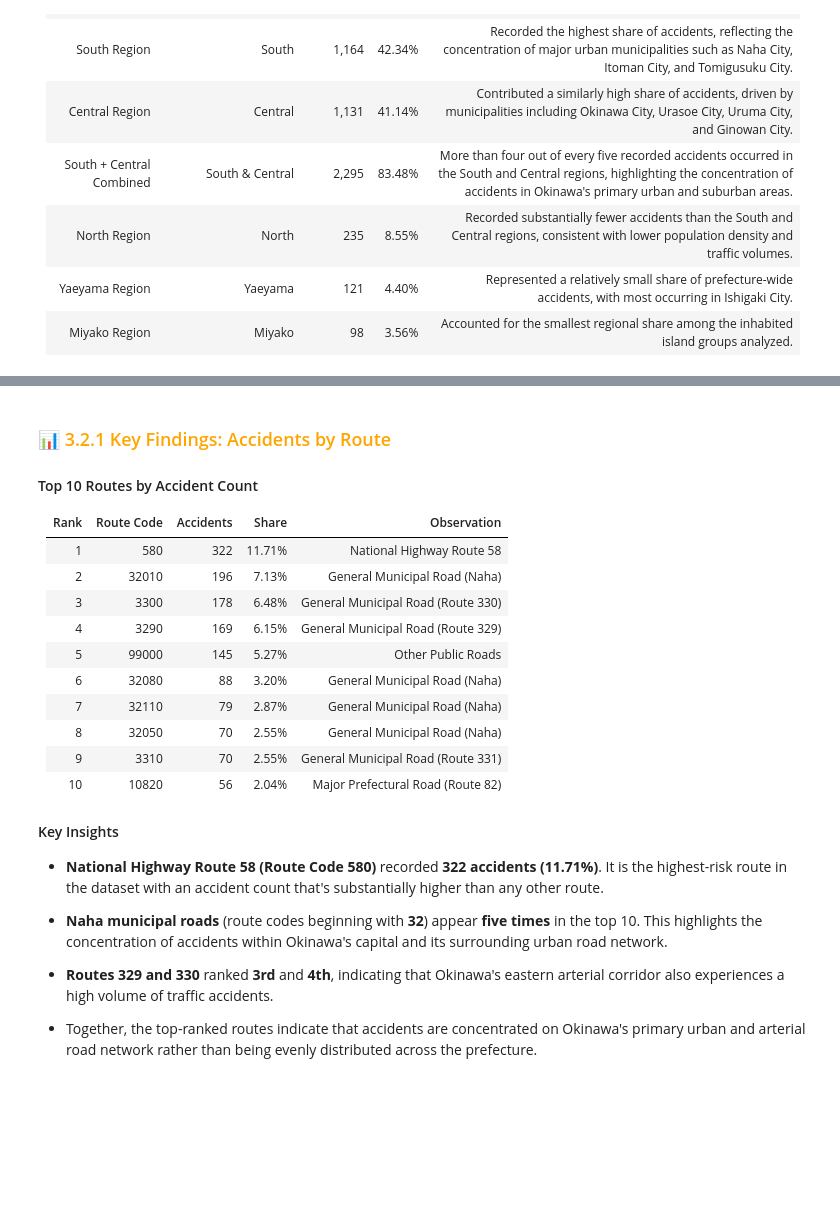
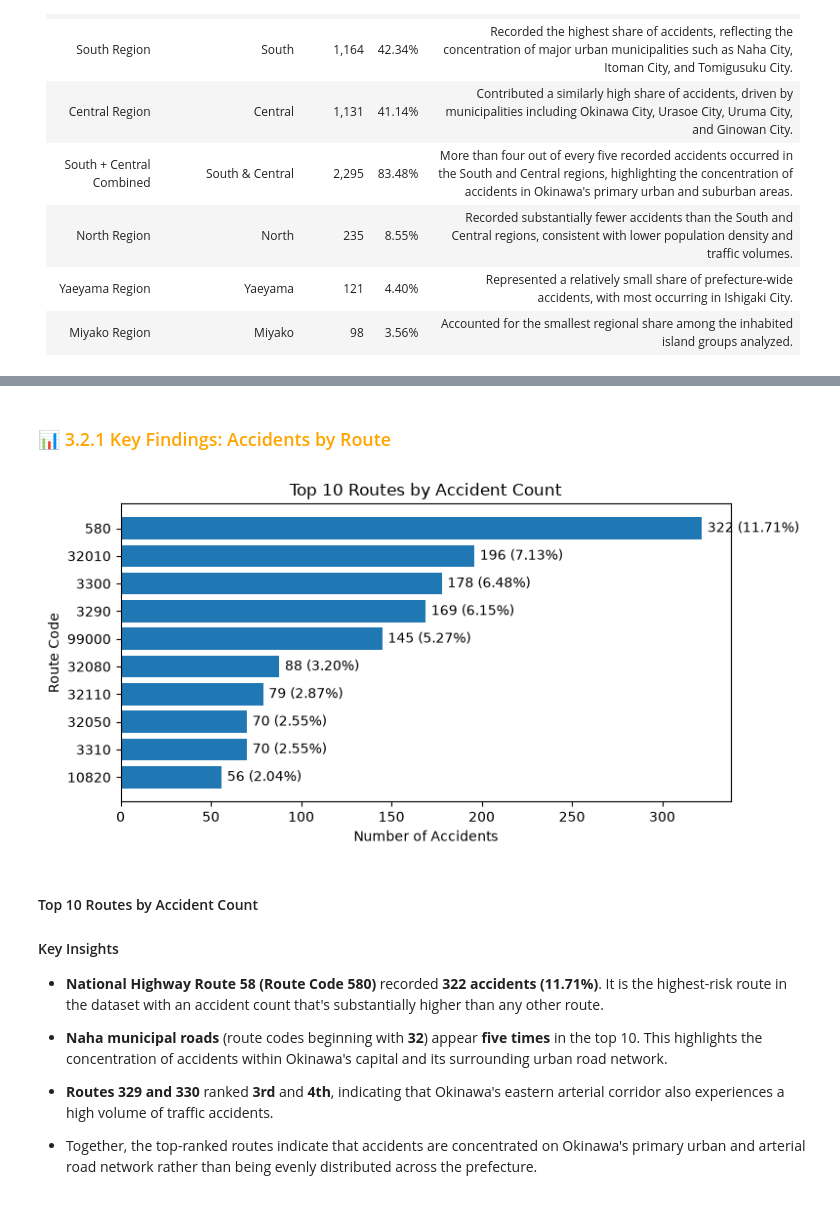
Before and after one commit to OutlierAud/Crash-Boom-Bang, a Jupyter notebook: notebooks/03_spatial_analysis.ipynb, the cells around one changed output, grey strips where cells are left out. Drawn from its saved outputs; the diff is of its cells as text; code cells hidden in the pictures; blank space fills up the shorter version.

Commit message:
Add data visuals  to notebook 03, update README.md and requirements.txt

```diff
--- a/notebooks/03_spatial_analysis.ipynb
+++ b/notebooks/03_spatial_analysis.ipynb
@@ -302,30 +287,46 @@ display(results_routes_kp)
 # %% [markdown]
 ### 📊 <span style="color:orange;">3.2.1 Key Findings: Accidents by Route</span>
-
-#### Top 10 Routes by Accident Count
-
-| Rank | Route Code | Accidents | Share | Observation |
-|---:|---:|---:|---:|---|
-| 1 | 580 | 322 | 11.71% | National Highway Route 58 |
-| 2 | 32010 | 196 | 7.13% | General Municipal Road (Naha) |
-| 3 | 3300 | 178 | 6.48% | General Municipal Road (Route 330) |
-| 4 | 3290 | 169 | 6.15% | General Municipal Road (Route 329) |
-| 5 | 99000 | 145 | 5.27% | Other Public Roads |
-| 6 | 32080 | 88 | 3.20% | General Municipal Road (Naha) |
-| 7 | 32110 | 79 | 2.87% | General Municipal Road (Naha) |
-| 8 | 32050 | 70 | 2.55% | General Municipal Road (Naha) |
-| 9 | 3310 | 70 | 2.55% | General Municipal Road (Route 331) |
-| 10 | 10820 | 56 | 2.04% | Major Prefectural Road (Route 82) |
-
-#### Key Insights
-
-- **National Highway Route 58 (Route Code 580)** recorded **322 accidents (11.71%)**. It is the highest-risk route in the dataset with an accident count that's substantially higher than any other route.
-
-- **Naha municipal roads** (route codes beginning with **32**) appear **five times** in the top 10. This highlights the concentration of accidents within Okinawa's capital and its surrounding urban road network.
-
-- **Routes 329 and 330** ranked **3rd** and **4th**, indicating that Okinawa's eastern arterial corridor also experiences a high volume of traffic accidents.
-
-- Together, the top-ranked routes indicate that accidents are concentrated on Okinawa's primary urban and arterial road network rather than being evenly distributed across the prefecture.
+# %%
+plot_data = result_routes.sort_values(
+    "accident_count",
+    ascending=True
+)
+
+plt.figure(figsize=(8, 4))
+bars = plt.barh(
+    plot_data["route_code"].astype(str),
+    plot_data["accident_count"]
+)
+
+plt.xlabel("Number of Accidents")
+plt.ylabel("Route Code")
+plt.title("Top 10 Routes by Accident Count")
+
+for bar, percentage in zip(bars, plot_data["percentage"]):
+    plt.text(
+        bar.get_width() + 3,
+        bar.get_y() + bar.get_height() / 2,
+        f"{int(bar.get_width())} ({percentage:.2f}%)",
+
+        va="center"
+    )
+
+plt.tight_layout()
+plt.show()
+# %% [output]
+[figure, added]
+# %% [markdown]
+#### Top 10 Routes by Accident Count
+
+#### Key Insights
+
+- **National Highway Route 58 (Route Code 580)** recorded **322 accidents (11.71%)**. It is the highest-risk route in the dataset with an accident count that's substantially higher than any other route.
+
+- **Naha municipal roads** (route codes beginning with **32**) appear **five times** in the top 10. This highlights the concentration of accidents within Okinawa's capital and its surrounding urban road network.
+
+- **Routes 329 and 330** ranked **3rd** and **4th**, indicating that Okinawa's eastern arterial corridor also experiences a high volume of traffic accidents.
+
+- Together, the top-ranked routes indicate that accidents are concentrated on Okinawa's primary urban and arterial road network rather than being evenly distributed across the prefecture.
 # %% [markdown]
 
 ### 📍 <span style="color:orange;">3.2.2 Key Findings: Route & KM-Post Analysis</span>
```
Also changed, not shown: parts of 12 cells of this notebook, 2 other files.
